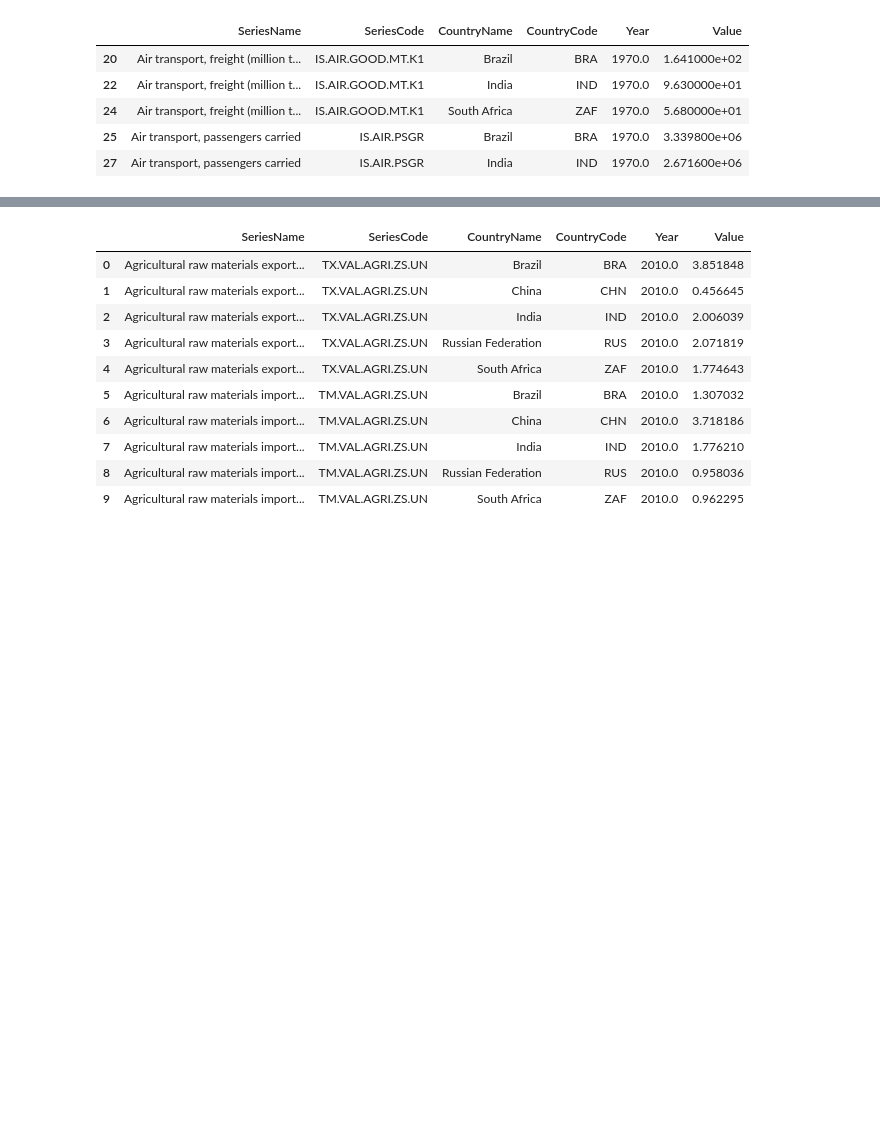
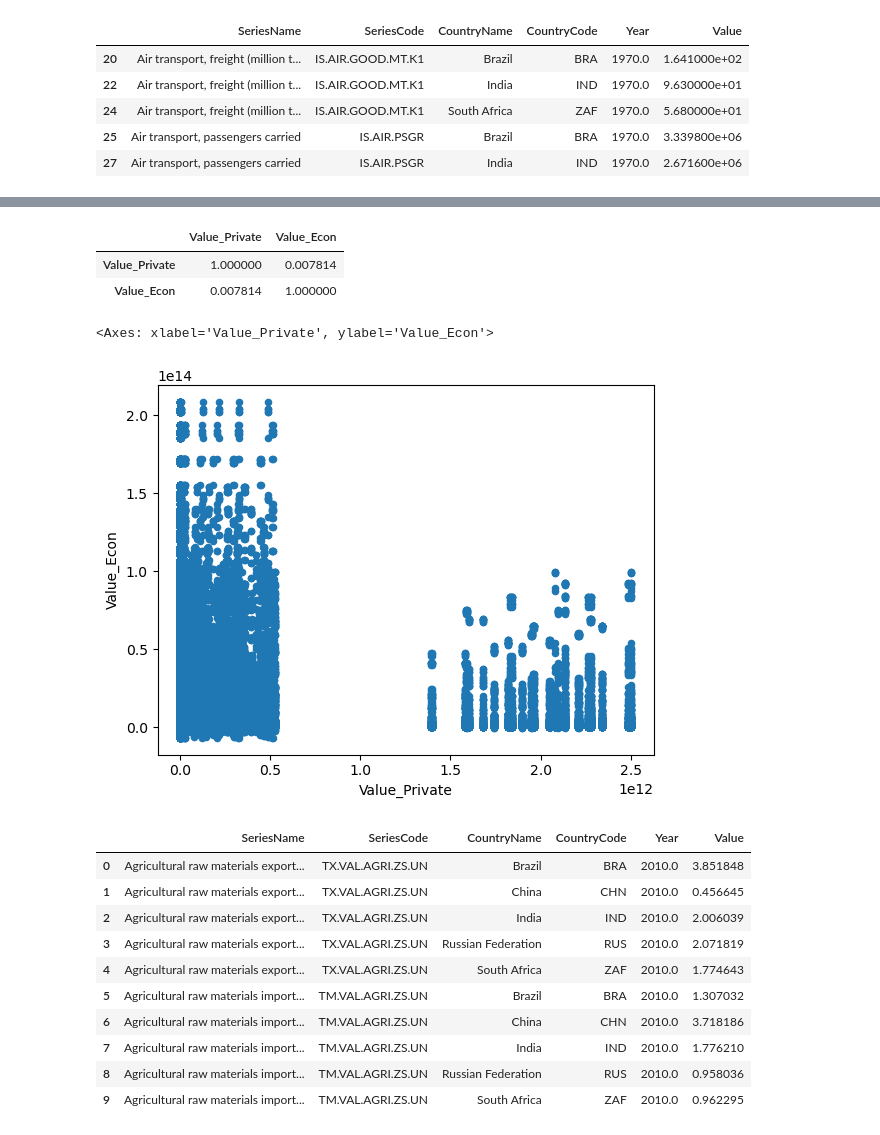
Before and after one commit to SArjaGit/BRICS_Project, a Jupyter notebook: BRICS/Master.ipynb, the cells around one changed output, grey strips where cells are left out. Drawn from its saved outputs; the diff is of its cells as text; code cells hidden in the pictures; blank space fills up the shorter version.

Commit message:
commit for Master notebook

```diff
--- a/BRICS/Master.ipynb
+++ b/BRICS/Master.ipynb
@@ -99,0 +100,3 @@ display(public_sector_indicators_df.head())
+# %%
+private_sector_df.rename(columns={"SeriesName":"SeriesName_Private", "SeriesCode":"SeriesCode_Private", "Value":"Value_Private"}, inplace=True)
+private_sector_df.head()
@@ -99,0 +112,3 @@ display(public_sector_indicators_df.head())
+# %%
+economy_df.rename(columns={"SeriesName":"SeriesName_Econ", "SeriesCode":"SeriesCode_Econ", "Value":"Value_Econ"}, inplace=True)
+economy_df.head()
@@ -99,0 +142,3 @@ display(public_sector_indicators_df.head())
+# %%
+master_brics_df = pd.merge(private_sector_df, economy_df, on=["CountryName","CountryCode", "Year"], how="inner")
+master_brics_df.head()
@@ -99,0 +152,11 @@ display(public_sector_indicators_df.head())
+# %%
+master_brics_df[['Value_Private', 'Value_Econ']].corr()
+# %% [output]
+|  | Value_Private | Value_Econ |
+| Value_Private | 1.000000 | 0.007814 |
+| Value_Econ | 0.007814 | 1.000000 |
+# %%
+master_brics_df[['Value_Private', 'Value_Econ']].plot(kind='scatter', x='Value_Private', y='Value_Econ')
+# %% [output]
+<Axes: xlabel='Value_Private', ylabel='Value_Econ'>
+[figure, added]
```
Also changed, not shown: parts of 9 cells of this notebook.
